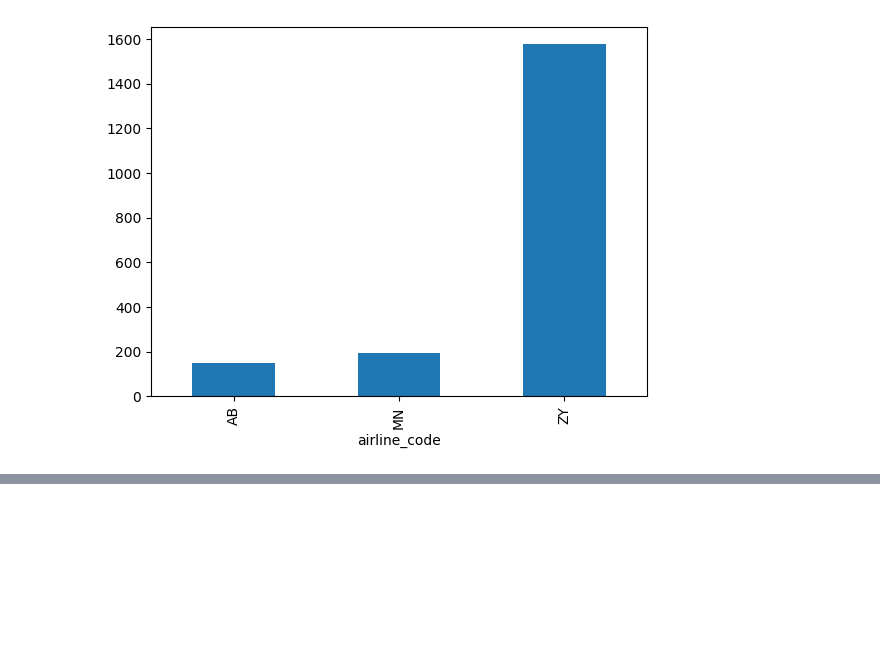
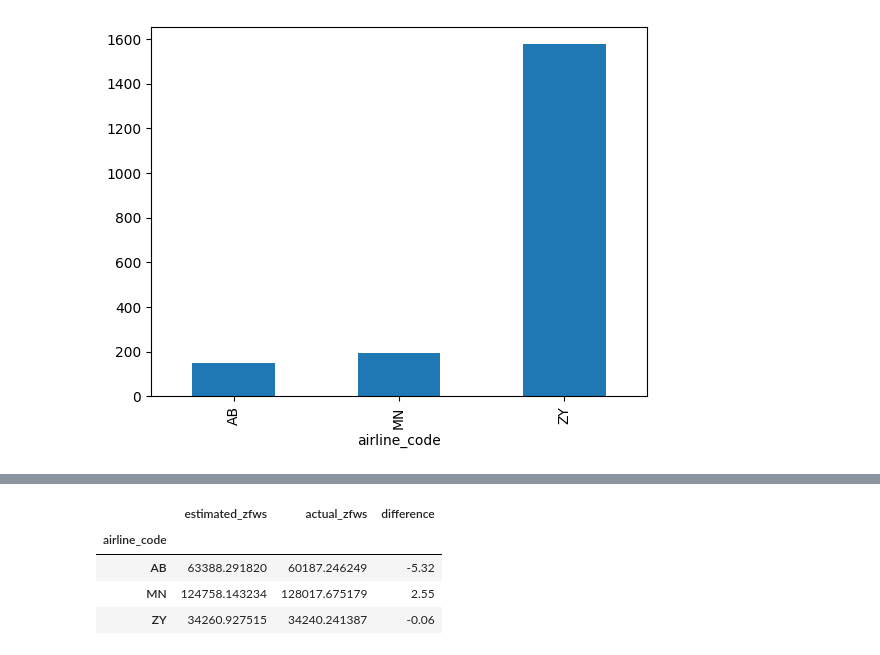
Before and after one commit to aref-hasan/aircraft_load, a Jupyter notebook: visualization/data_quality.ipynb, the cells around one changed output, grey strips where cells are left out. Drawn from its saved outputs; the diff is of its cells as text; code cells hidden in the pictures; blank space fills up the shorter version.

```diff
--- a/visualization/data_quality.ipynb
+++ b/visualization/data_quality.ipynb
@@ -41,0 +64,15 @@ flight_numbers_by_airline.plot(kind='bar')
+# %%
+zfws_by_airline = weights_df[["estimated_zfws", "actual_zfws", "airline_code"]].dropna()
+airline_codes = zfws_by_airline["airline_code"]
+airline_codes.to_frame()
+zfws_by_airline = zfws_by_airline[["estimated_zfws", "actual_zfws"]].map(lambda x: np.mean(x, axis=0))
+zfws_by_airline = pd.merge(zfws_by_airline, airline_codes, left_index=True, right_index=True)
+zfws_by_airline = zfws_by_airline.groupby('airline_code').apply(lambda group: np.mean(group, axis=0))
+zfws_by_airline["difference"] = ((zfws_by_airline["actual_zfws"] - zfws_by_airline["estimated_zfws"]) / zfws_by_airline["actual_zfws"] * 100).round(2)
+zfws_by_airline
+# %% [output]
+|  | estimated_zfws | actual_zfws | difference |
+| airline_code |  |  |  |
+| AB | 63388.291820 | 60187.246249 | -5.32 |
+| MN | 124758.143234 | 128017.675179 | 2.55 |
+| ZY | 34260.927515 | 34240.241387 | -0.06 |
```
Also changed, not shown: parts of 1 cell of this notebook.
